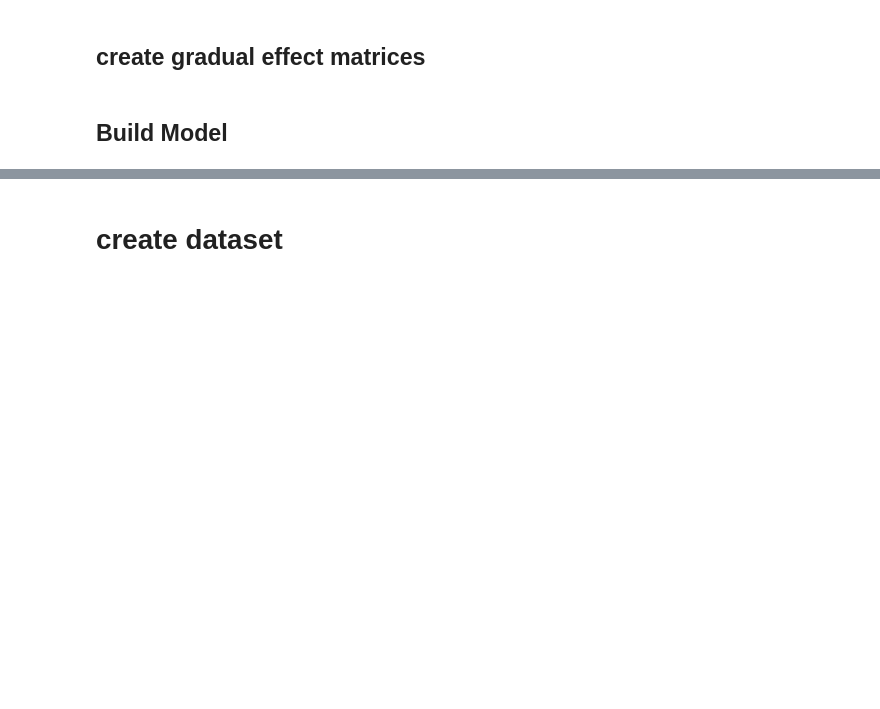
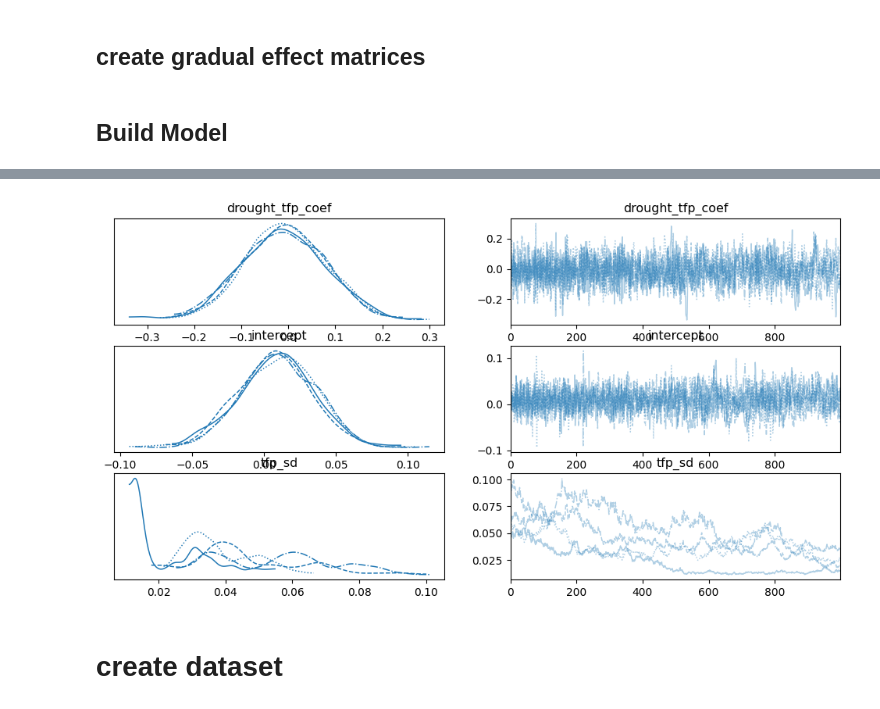
Before and after one commit to greenguy33/environmental-bayesian-modeling, a Jupyter notebook: notebooks/drought-agtfp-gdp-model.ipynb, the cells around one changed output, grey strips where cells are left out. Drawn from its saved outputs; the diff is of its cells as text; code cells hidden in the pictures; blank space fills up the shorter version.

```diff
--- a/notebooks/drought-agtfp-gdp-model.ipynb
+++ b/notebooks/drought-agtfp-gdp-model.ipynb
@@ -126,3 +217,8 @@ az.summary(trace, var_names=["drought_tfp_coef", "intercept", "tfp_sd"])
+# %%
+fig = az.plot_trace(trace, var_names=["drought_tfp_coef", "intercept", "tfp_sd"]).ravel()[0].figure
+fig.show()
+# %% [output]
+[figure, added]
 # %% [markdown]
 # create dataset
 # %%
```
Also changed, not shown: parts of 14 cells of this notebook.
